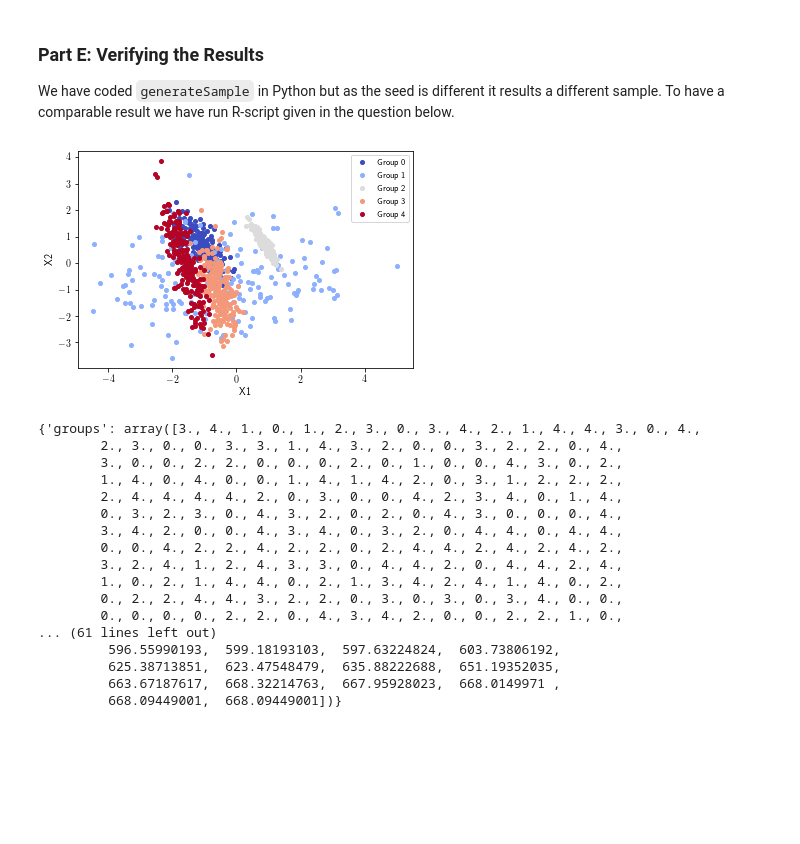
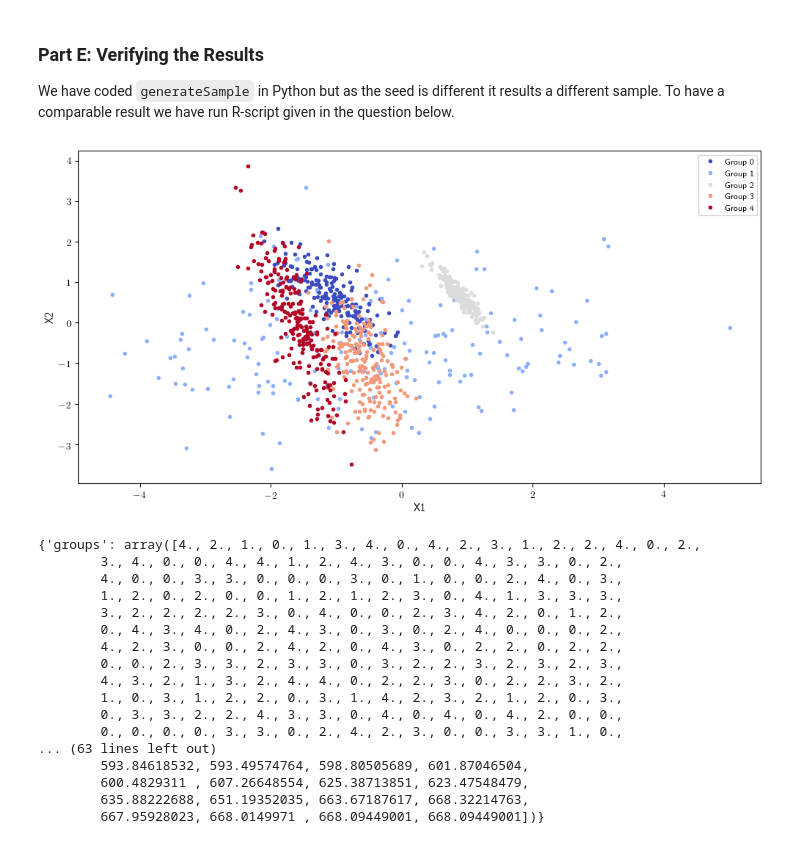
Before and after one commit to arjungecon/VAEMetrics, a Jupyter notebook: Problem Set 3/Econ 31703 - PS3.ipynb, the cells around one changed output. Saved outputs shown, nothing was run; the diff lists cells and outputs as text; code cells hidden in the pictures; blank space fills up the shorter version.

```diff
--- a/Problem Set 3/Econ 31703 - PS3.ipynb
+++ b/Problem Set 3/Econ 31703 - PS3.ipynb
@@ -117,21 +115,22 @@ groups=np.asarray(data_mixture.rx2('groups'))-1
 data_mixture = {'draws':draws,'centers':centers,'groups':groups}
 # %%
 K=5
-fig,ax=plt.subplots()
+fig,ax=plt.subplots(figsize=(12,6)  , dpi=100)
 label=[]
 ax.set_prop_cycle('color',[plt.cm.coolwarm(i) for i in np.linspace(0, 1, K)])
 
 for k in range(K):
-    ax.plot(data_mixture['draws'][data_mixture['groups']==k,0],data_mixture['draws'][data_mixture['groups']==k,1],'o',markersize=4)
+    ax.plot(data_mixture['draws'][data_mixture['groups']==k,0],data_mixture['draws'][data_mixture['groups']==k,1],'o',markersize=3)
     label=label+['Group {}'.format(k)]
 plt.legend(label,fontsize=8)
 plt.xlabel('X1')
 plt.ylabel('X2')
 plt.show()
 # %% [output]
-[figure, old version]
+[figure, new version]
 # %%
 S=1000
+N=1000
 data_kmeans_minimum = {'groups':[],'centers':[],'objectives':np.array([1e10,1e10]),'steps':[],'status':[]}
 
 # try multiple initial points and pick the clustering with the minimum objective
@@ -144,23 +143,23 @@ for s in range(S):
 # print the best solution
 data_kmeans_minimum
 # %% [output]
-{'groups': array([3., 4., 1., 0., 1., 2., 3., 0., 3., 4., 2., 1., 4., 4., 3., 0., 4.,
-        2., 3., 0., 0., 3., 3., 1., 4., 3., 2., 0., 0., 3., 2., 2., 0., 4.,
-        3., 0., 0., 2., 2., 0., 0., 0., 2., 0., 1., 0., 0., 4., 3., 0., 2.,
-        1., 4., 0., 4., 0., 0., 1., 4., 1., 4., 2., 0., 3., 1., 2., 2., 2.,
-        2., 4., 4., 4., 4., 2., 0., 3., 0., 0., 4., 2., 3., 4., 0., 1., 4.,
-        0., 3., 2., 3., 0., 4., 3., 2., 0., 2., 0., 4., 3., 0., 0., 0., 4.,
-        3., 4., 2., 0., 0., 4., 3., 4., 0., 3., 2., 0., 4., 4., 0., 4., 4.,
-        0., 0., 4., 2., 2., 4., 2., 2., 0., 2., 4., 4., 2., 4., 2., 4., 2.,
-        3., 2., 4., 1., 2., 4., 3., 3., 0., 4., 4., 2., 0., 4., 4., 2., 4.,
-        1., 0., 2., 1., 4., 4., 0., 2., 1., 3., 4., 2., 4., 1., 4., 0., 2.,
-        0., 2., 2., 4., 4., 3., 2., 2., 0., 3., 0., 3., 0., 3., 4., 0., 0.,
-        0., 0., 0., 0., 2., 2., 0., 4., 3., 4., 2., 0., 0., 2., 2., 1., 0.,
-... (61 lines left out)
-         596.55990193,  599.18193103,  597.63224824,  603.73806192,
-         625.38713851,  623.47548479,  635.88222688,  651.19352035,
-         663.67187617,  668.32214763,  667.95928023,  668.0149971 ,
-         668.09449001,  668.09449001])}
+{'groups': array([4., 2., 1., 0., 1., 3., 4., 0., 4., 2., 3., 1., 2., 2., 4., 0., 2.,
+        3., 4., 0., 0., 4., 4., 1., 2., 4., 3., 0., 0., 4., 3., 3., 0., 2.,
+        4., 0., 0., 3., 3., 0., 0., 0., 3., 0., 1., 0., 0., 2., 4., 0., 3.,
+        1., 2., 0., 2., 0., 0., 1., 2., 1., 2., 3., 0., 4., 1., 3., 3., 3.,
+        3., 2., 2., 2., 2., 3., 0., 4., 0., 0., 2., 3., 4., 2., 0., 1., 2.,
+        0., 4., 3., 4., 0., 2., 4., 3., 0., 3., 0., 2., 4., 0., 0., 0., 2.,
+        4., 2., 3., 0., 0., 2., 4., 2., 0., 4., 3., 0., 2., 2., 0., 2., 2.,
+        0., 0., 2., 3., 3., 2., 3., 3., 0., 3., 2., 2., 3., 2., 3., 2., 3.,
+        4., 3., 2., 1., 3., 2., 4., 4., 0., 2., 2., 3., 0., 2., 2., 3., 2.,
+        1., 0., 3., 1., 2., 2., 0., 3., 1., 4., 2., 3., 2., 1., 2., 0., 3.,
+        0., 3., 3., 2., 2., 4., 3., 3., 0., 4., 0., 4., 0., 4., 2., 0., 0.,
+        0., 0., 0., 0., 3., 3., 0., 2., 4., 2., 3., 0., 0., 3., 3., 1., 0.,
+... (63 lines left out)
+        593.84618532, 593.49574764, 598.80505689, 601.87046504,
+        600.4829311 , 607.26648554, 625.38713851, 623.47548479,
+        635.88222688, 651.19352035, 663.67187617, 668.32214763,
+        667.95928023, 668.0149971 , 668.09449001, 668.09449001])}
 # %%
 {'estimated':data_kmeans_minimum['centers'], 'true':data_mixture['centers']}
 # %% [output]
```
Also changed, not shown: parts of 3 cells of this notebook.
